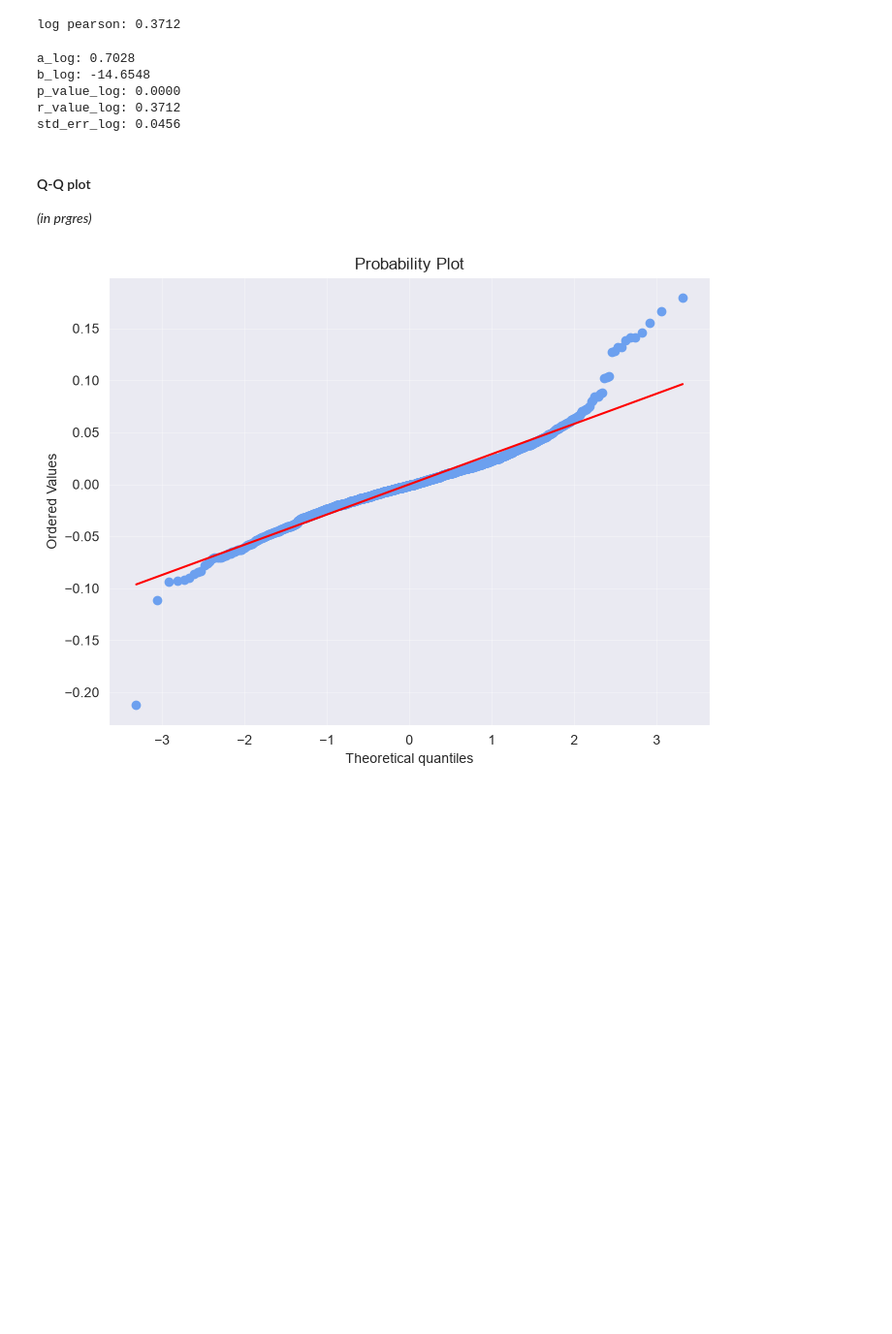
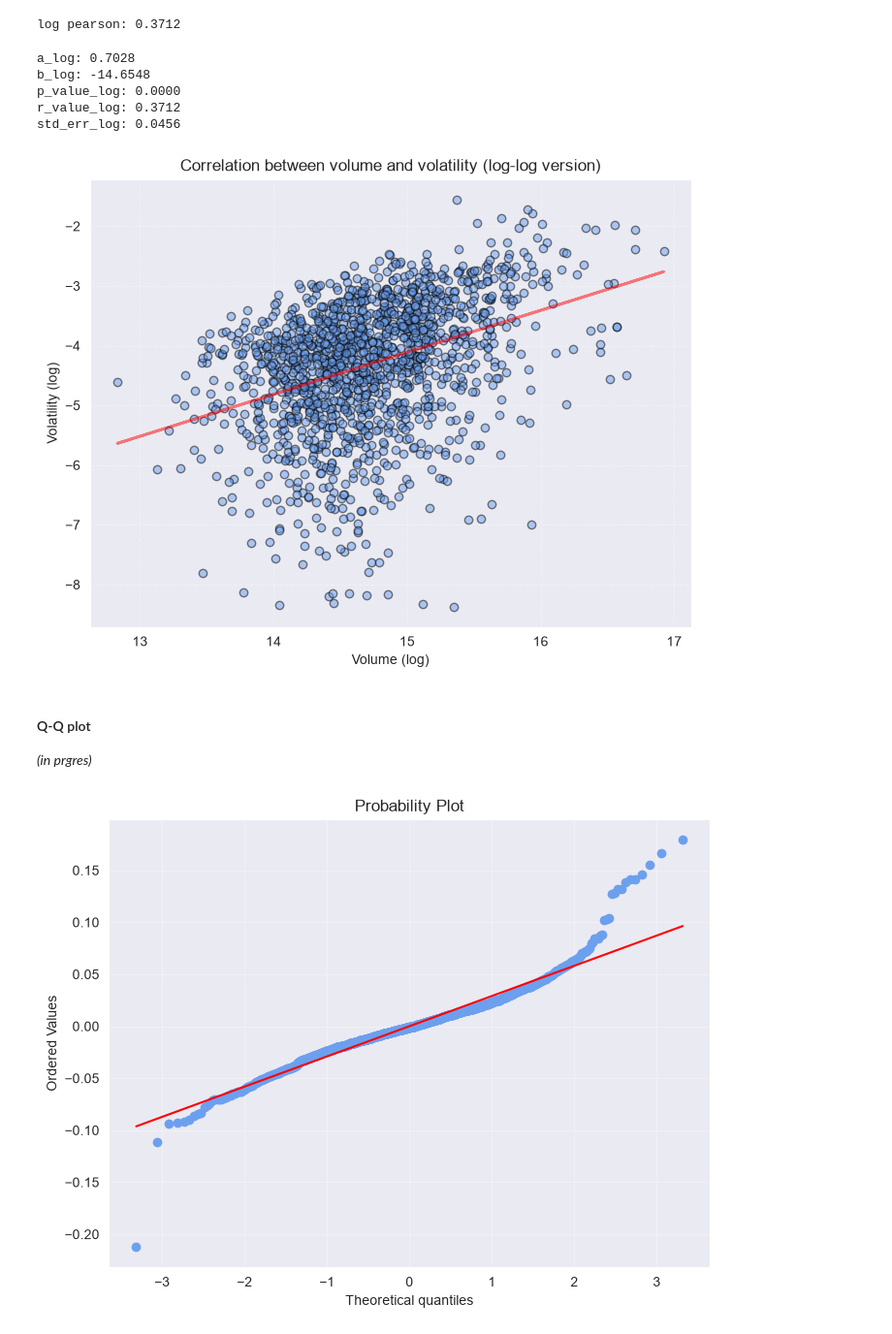
Before and after one commit to studzinskimilosz/mathematical-and-statistical-analysis, a Jupyter notebook: notebook/notebook.ipynb, the cells around one changed output. Shown at 97% size. Cells and saved outputs as stored; diff of their text form; code cells hidden in the pictures; blank space fills up the shorter version.

Commit message:
feat: add log correlation plot

```diff
--- a/notebook/notebook.ipynb
+++ b/notebook/notebook.ipynb
@@ -435,6 +435,40 @@ b_log: -14.6548
 p_value_log: 0.0000
 r_value_log: 0.3712
 std_err_log: 0.0456
+# %%
+plt.figure(
+    figsize(8, 6)
+)
+
+plt.scatter(
+    corr_data_log['log_volume'],
+    corr_data_log['log_volatility'],
+    alpha=0.5,
+    edgecolor='black',
+    color='#6CA0EF',
+)
+
+plt.plot(
+    corr_data_log['log_volume'],
+    trend_log_line,
+    alpha=0.5,
+    color='red',
+    linewidth=2,
+    linestyle='-',
+)
+
+plt.grid(
+    alpha = 0.3,
+    linestyle = '--'
+)
+
+plt.title('Correlation between volume and volatility (log-log version)')
+plt.xlabel('Volume (log)')
+plt.ylabel('Volatility (log)')
+
+plt.show()
+# %% [output]
+[figure, added]
 # %% [markdown]
 #### Q-Q plot
 *(in prgres)*
```
